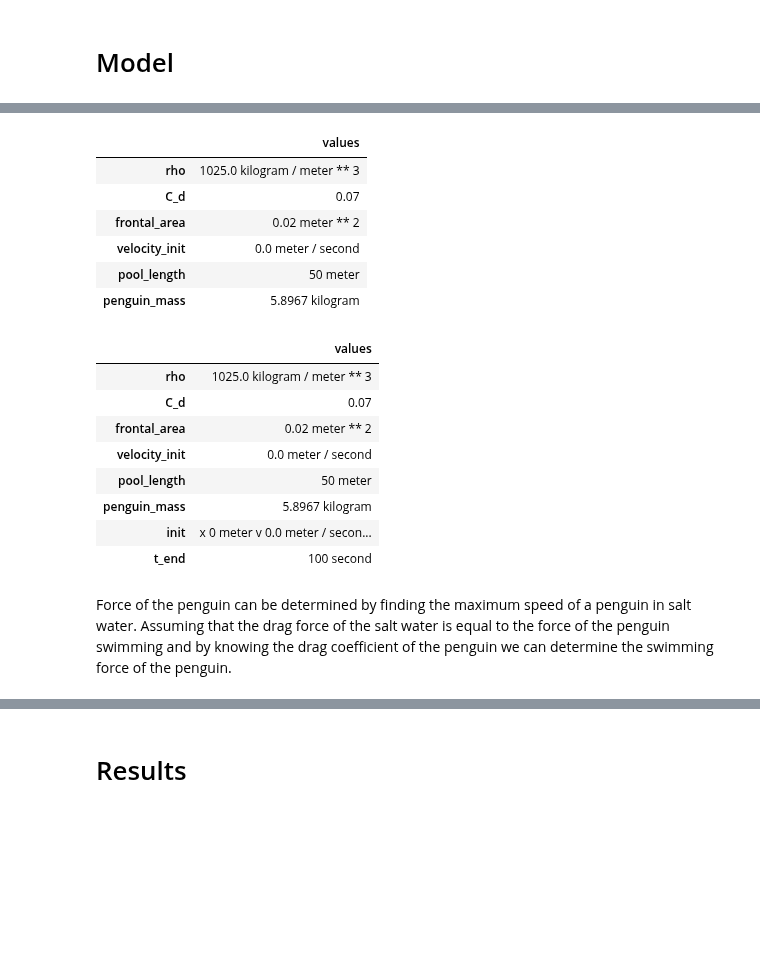
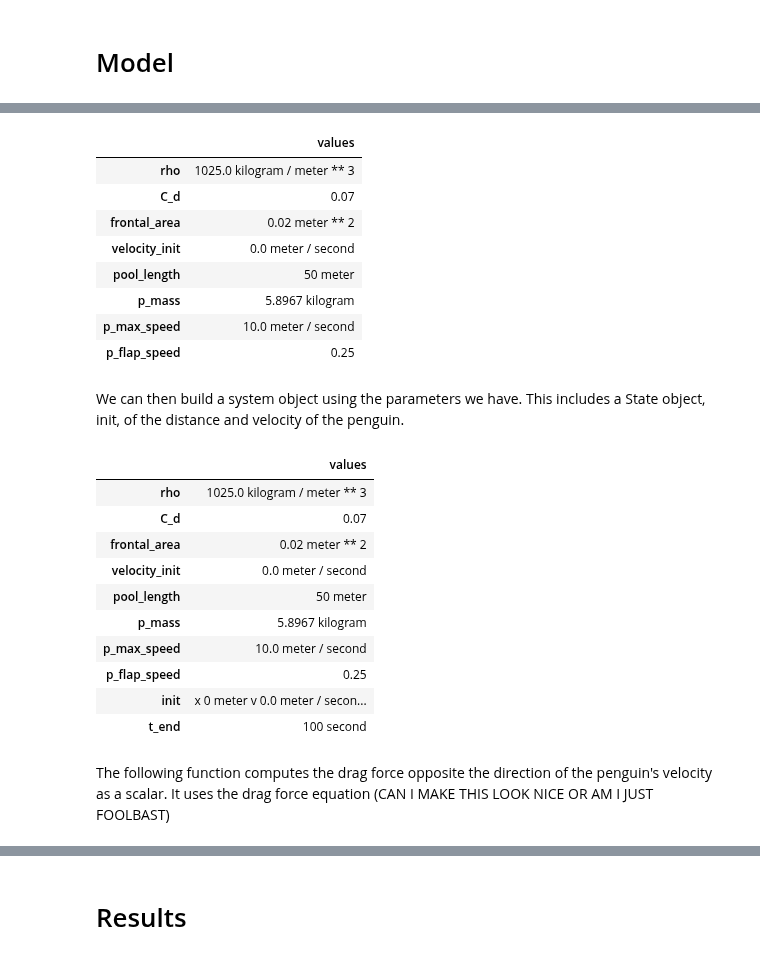
Before and after one commit to Griffith-Stites/ModSimPy, a Jupyter notebook: code/Project_3.ipynb, the cells around one changed output, grey strips where cells are left out. Drawn from its saved outputs; the diff is of its cells as text; code cells hidden in the pictures; blank space fills up the shorter version.

```diff
--- a/code/Project_3.ipynb
+++ b/code/Project_3.ipynb
@@ -57,26 +57,34 @@ C_d and frontal_area are currently for the gentoo penguin
 # %%
 rho_water = 1000 * kg/m**3
 rho_sea_water = 1025 * kg/m**3
 rho_syrup = 1370 * kg/m**3
 rho_propyl_alcohol = 800 * kg/m**3
-rho_air = 1.2 * kg/m**3
 
 gentoo_mass =  5.8967 * kg
+gentoo_max_speed = 10 * m / s
+gentoo_flap_rate = 4 #Number of times per second the penguin flaps its wings
+
 params = Params(rho = rho_sea_water,
                 C_d = 0.07,
                 frontal_area = 0.02 * m**2,
                 velocity_init = 0 * m / s,
                 pool_length = 50 * m,
-                penguin_mass = gentoo_mass
+                p_mass = gentoo_mass,
+                p_max_speed = gentoo_max_speed,
+                p_flap_speed = 1/gentoo_flap_rate
 )
 # %% [output]
 |  | values |
 | rho | 1025.0 kilogram / meter ** 3 |
 | C_d | 0.07 |
 | frontal_area | 0.02 meter ** 2 |
 | velocity_init | 0.0 meter / second |
 | pool_length | 50 meter |
-| penguin_mass | 5.8967 kilogram |
+| p_mass | 5.8967 kilogram |
+| p_max_speed | 10.0 meter / second |
+| p_flap_speed | 0.25 |
+# %% [markdown]
+We can then build a system object using the parameters we have. This includes a State object, init, of the distance and velocity of the penguin.
 # %%
 def make_system(params):
     """Make a system object.
@@ -98,9 +106,13 @@ system = make_system(params)
 | frontal_area | 0.02 meter ** 2 |
 | velocity_init | 0.0 meter / second |
 | pool_length | 50 meter |
-| penguin_mass | 5.8967 kilogram |
+| p_mass | 5.8967 kilogram |
+| p_max_speed | 10.0 meter / second |
+| p_flap_speed | 0.25 |
 | init | x 0 meter v 0.0 meter / secon... |
 | t_end | 100 second |
+# %% [markdown]
+The following function computes the drag force opposite the direction of the penguin's velocity as a scalar. It uses the drag force equation (CAN I MAKE THIS LOOK NICE OR AM I JUST FOOLBAST)
 # %%
 def force_drag(V, system):
     """Computes drag force in the opposite direction of 'v'.
@@ -113,5 +125,3 @@ def force_drag(V, system):
     unpack(system)
     f_drag_mag = -rho * V**2 * C_d * frontal_area / 2
     return f_drag_mag
-# %% [markdown]
-Force of the penguin can be determined by finding the maximum speed of a penguin in salt water. Assuming that the drag force of the salt water is equal to the force of the penguin swimming and by knowing the drag coefficient of the penguin we can determine the swimming force of the penguin.
```
Also changed, not shown: parts of 33 cells of this notebook, 1 other file.
